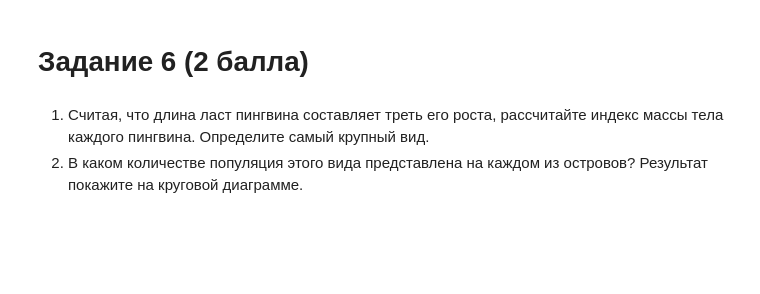
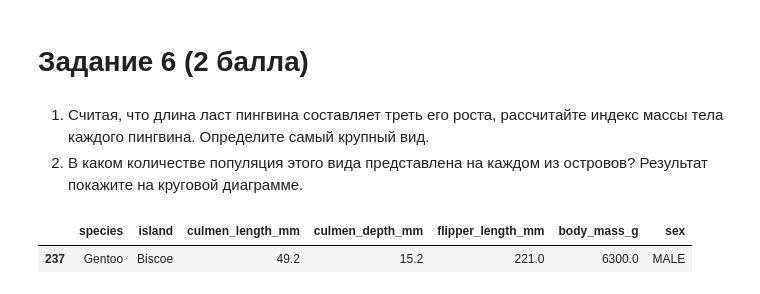
Before and after one commit to sgsoul/modern-tools-of-data-analysis, a Jupyter notebook: MWTDA_lab4.ipynb, the cells around one changed output. Saved outputs shown, nothing was run; the diff lists cells and outputs as text; code cells hidden in the pictures; blank space fills up the shorter version.

```diff
--- a/MWTDA_lab4.ipynb
+++ b/MWTDA_lab4.ipynb
@@ -206,0 +218,6 @@ print("\nРазница в значениях не превышает 0.03. Зн
+# %%
+data[data.flipper_length_mm	 == data.flipper_length_mm.max()]
+data[data.body_mass_g	 == data.body_mass_g.max()]
+# %% [output]
+|  | species | island | culmen_length_mm | culmen_depth_mm | flipper_length_mm | body_mass_g | sex |
+| 237 | Gentoo | Biscoe | 49.2 | 15.2 | 221.0 | 6300.0 | MALE |
```
Also changed, not shown: parts of 5 cells of this notebook.
